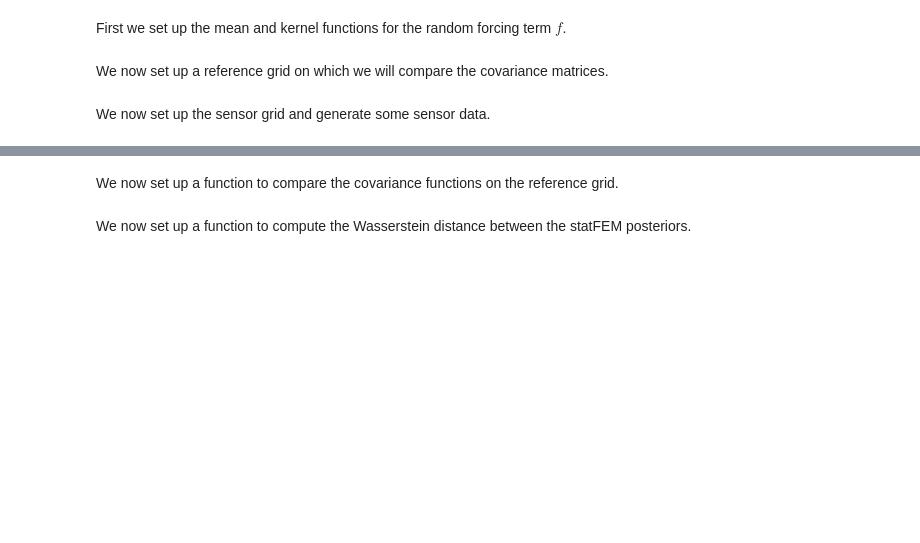
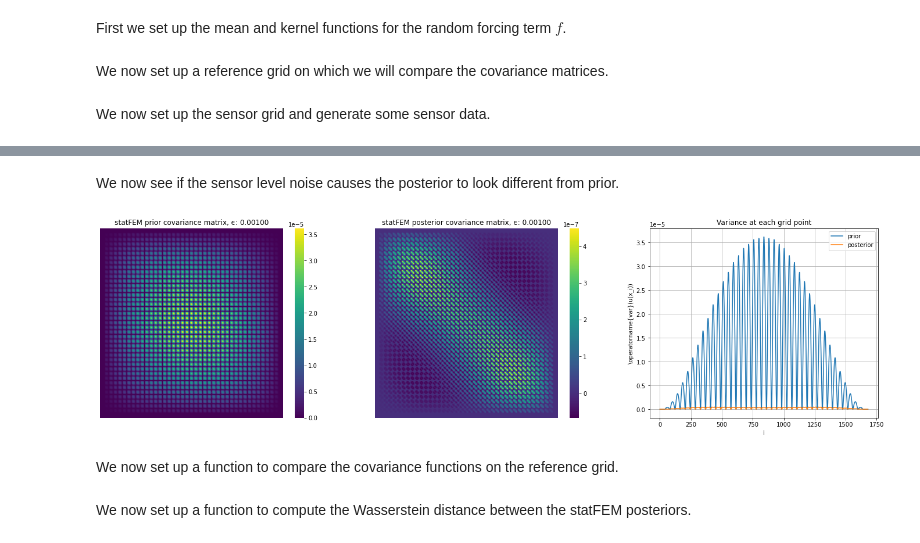
Before and after one commit to YanniPapandreou/statFEM, a Jupyter notebook: 05_twoDim_posterior_results.ipynb, the cells around one changed output, grey strips where cells are left out. Drawn from its saved outputs; the diff is of its cells as text; code cells hidden in the pictures; blank space fills up the shorter version.

```diff
--- a/05_twoDim_posterior_results.ipynb
+++ b/05_twoDim_posterior_results.ipynb
@@ -81,3 +68,9 @@ We now set up a function to get the statFEM posterior for a FE mesh size $h$, us
+# %%
+def fem_prior(h,f_bar,k_f,grid):
+    J = int(np.round(1/h))
+    μ = mean_assembler(h,f_bar)
+    Σ = cov_assembler(J,k_f,grid,False,True)
+    return μ,Σ
 # %%
 def fem_posterior(h,f_bar,k_f,ϵ,Y,v_dat,grid):
     J = int(np.round(1/h))
@@ -109,0 +82,2 @@ def fem_posterior(h,f_bar,k_f,ϵ,Y,v_dat,grid):
+# %% [markdown]
+We now see if the sensor level noise causes the posterior to look different from prior.
@@ -110,3 +88,34 @@ def fem_posterior(h,f_bar,k_f,ϵ,Y,v_dat,grid):
+# %%
+#hide_input
+fig, (ax1,ax2,ax3) = plt.subplots(1,3,figsize=(24,6))
+
+sns.heatmap(Σ_prior,cbar=True,
+              annot=False,
+              xticklabels=False,
+              yticklabels=False,
+              cmap=cm.viridis,
+              ax=ax1)
+ax1.set_title('statFEM prior covariance matrix, ϵ: %.5f' % ϵ)
+
+sns.heatmap(Σ_posterior,cbar=True,
+              annot=False,
+              xticklabels=False,
+              yticklabels=False,
+              cmap=cm.viridis,
+              ax=ax2)
+ax2.set_title('statFEM posterior covariance matrix, ϵ: %.5f' % ϵ)
+
+ax3.plot(np.diag(Σ_prior),label='prior')
+ax3.plot(np.diag(Σ_posterior),label='posterior')
+ax3.grid()
+ax3.set_xlabel("i")
+ax3.set_ylabel("\operatorname{var}(u(x_i))")
+ax3.set_title("Variance at each grid point")
+ax3.legend()
+
+plt.show()
+# %% [output]
+[figure, added]
 # %% [markdown]
 We now set up a function to compare the covariance functions on the reference grid.
 # %%
```
Also changed, not shown: parts of 24 cells of this notebook, 26 other files.
